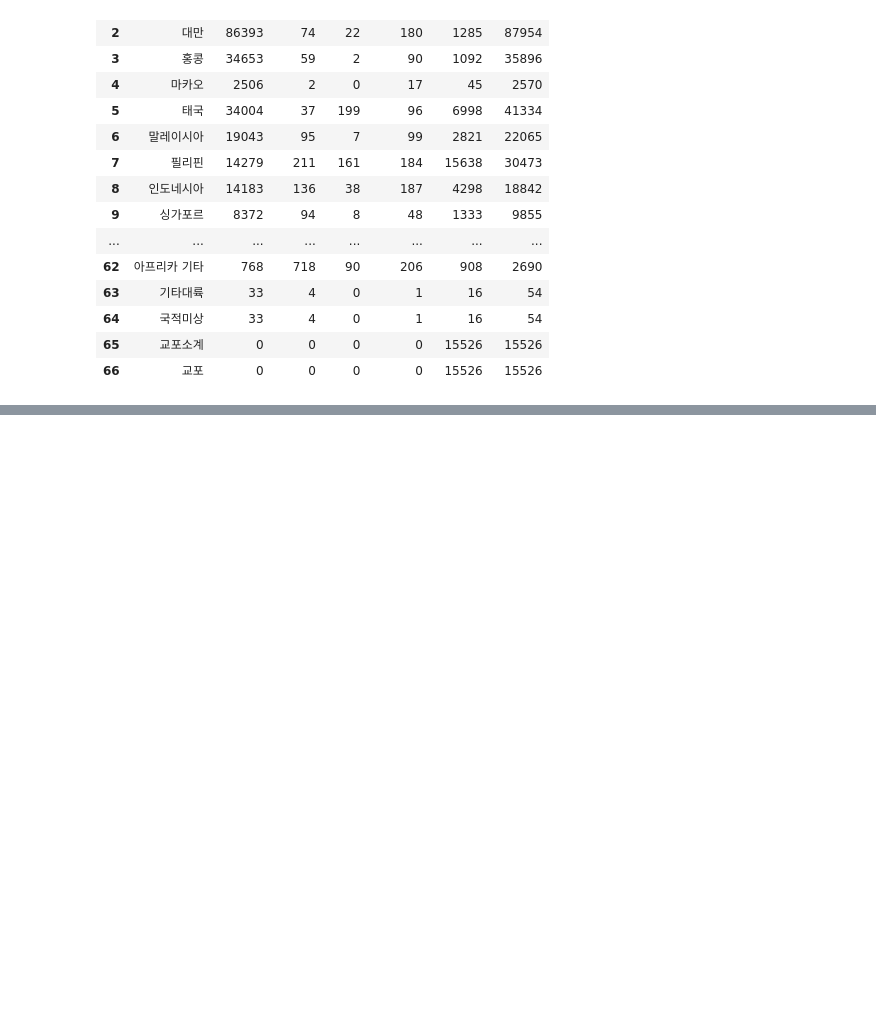
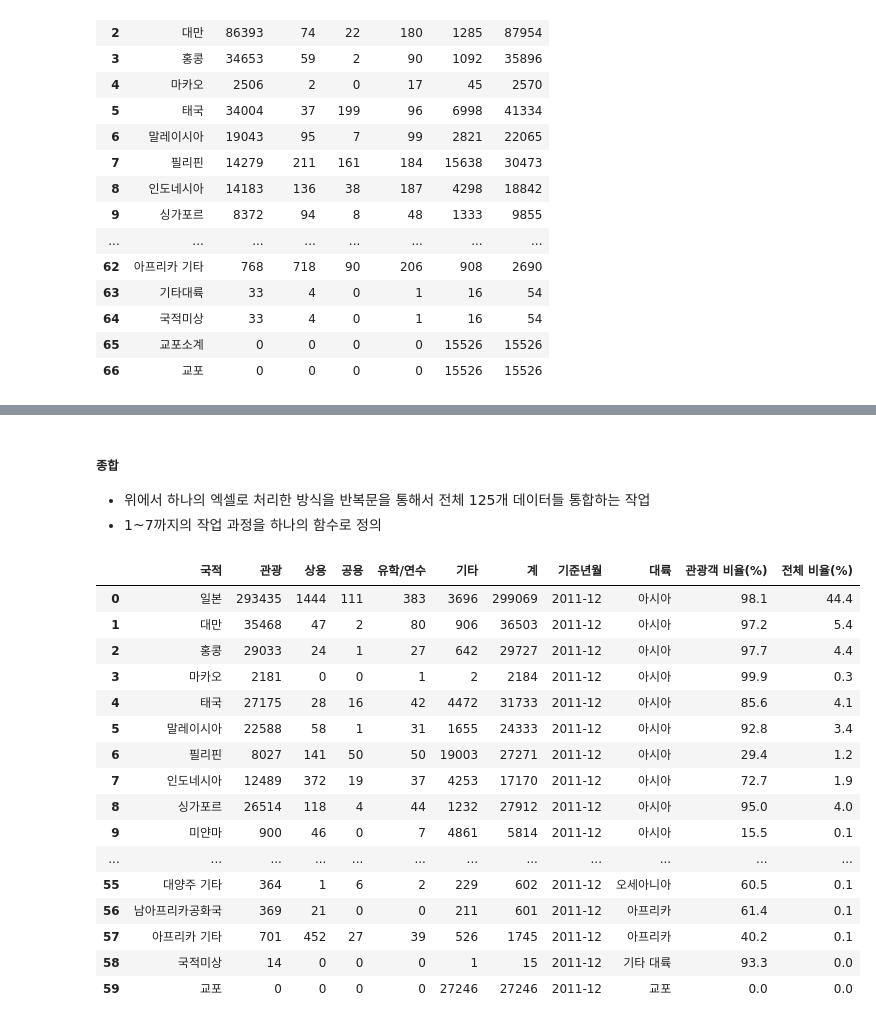
Before and after one commit to hyanyul/python-analysis-2024, a Jupyter notebook: day03/pa09_COVID19_영향_중국인_관광객수_감소분석.ipynb, the cells around one changed output, grey strips where cells are left out. Saved outputs shown, nothing was run; the diff lists cells and outputs as text; code cells hidden in the pictures; blank space fills up the shorter version.

```diff
--- a/day03/pa09_COVID19_영향_중국인_관광객수_감소분석.ipynb
+++ b/day03/pa09_COVID19_영향_중국인_관광객수_감소분석.ipynb
@@ -111,0 +241,4 @@ kto_201901.style.background_gradient(axis=None, vmin=0, vmax=200_000, cmap='Yn')
+# %%
+#6. 국적별 관광객 비율 컬럼 추가
+kto_201901_contries['관광객 비율(%)'] = round(kto_201901_contries['관광'] / kto_201901_contries['계'] * 100, 1)
+kto_201901_contries
@@ -111,0 +296,4 @@ kto_201901.style.background_gradient(axis=None, vmin=0, vmax=200_000, cmap='Yn')
+# %%
+#중국만 필터링
+condition = kto_201901_contries['국적'] == '중국'
+kto_201901_contries[condition]
@@ -111,0 +303,3 @@ kto_201901.style.background_gradient(axis=None, vmin=0, vmax=200_000, cmap='Yn')
+# %%
+#전체 외국인 관광객 수
+totalSum = sum(kto_201901_contries['관광'])
@@ -111,0 +344,51 @@ kto_201901.style.background_gradient(axis=None, vmin=0, vmax=200_000, cmap='Yn')
+# %% [markdown]
+##### 종합
+- 위에서 하나의 엑셀로 처리한 방식을 반복문을 통해서 전체 125개 데이터들 통합하는 작업
+- 1~7까지의 작업 과정을 하나의 함수로 정의
+# %%
+# 년월별 데이터 전처리 함수
+def createKtoData(yyyy, mm):
+    # 1. 엑셀 파일 지정
+    filePath = f'./data/kto_{yyyy}{mm:02d}.xlsx'
+    ## 엑셀 파일 불러오기
+    df = pd.read_excel(filePath, header=1, usecols='A:G', skipfooter=4)
+    # 2. 기준년월 컬럼 추가
+    df['기준년월'] = f'{yyyy}-{mm:02d}'
+    # 3, 4. 국적컬럼에서 대륙 제거 후 국가만 남김
+    ignore_list = ['아시아주', '미주', '구주', '대양주', '아프리카주', '기타대륙', '교포소계']
+    ## 대륙 제거
+    condition = (df['국적'].isin(ignore_list) == False)
+    df_contries = df[condition].reset_index(drop=True)
+    # 5. 대륙컬럼 추가
+    continent = (['아시아']*25 + ['아메리카']*5 + ['유럽']*23 + ['오세아니아']*3 + ['아프리카']*2 + ['기타 대륙'] + ['교포'])
+    df_contries['대륙'] = coontinent
+    # 6. 국적별 관광객 비율 컬럼 추가
+    df_contries['관광객 비율(%)'] = round(df_contries['관광'] / df_contries['계'] * 100, 1)
+    # 7. 전체 비율 컬럼 추가
+    totalSum = sum(df_contries['관광'])
+    df_contries['전체 비율(%)'] = round(df_contries['관광'] / totalSum * 100, 1)
+
+    # 8. 결과 리턴
+    return(df_contries)
+# %%
+# 테스트
+df_test = createKtoData(2011, 12)
+df_test
+# %% [output]
+|  | 국적 | 관광 | 상용 | 공용 | 유학/연수 | 기타 | 계 | 기준년월 | 대륙 | 관광객 비율(%) | 전체 비율(%) |
+| 0 | 일본 | 293435 | 1444 | 111 | 383 | 3696 | 299069 | 2011-12 | 아시아 | 98.1 | 44.4 |
+| 1 | 대만 | 35468 | 47 | 2 | 80 | 906 | 36503 | 2011-12 | 아시아 | 97.2 | 5.4 |
+| 2 | 홍콩 | 29033 | 24 | 1 | 27 | 642 | 29727 | 2011-12 | 아시아 | 97.7 | 4.4 |
+| 3 | 마카오 | 2181 | 0 | 0 | 1 | 2 | 2184 | 2011-12 | 아시아 | 99.9 | 0.3 |
+| 4 | 태국 | 27175 | 28 | 16 | 42 | 4472 | 31733 | 2011-12 | 아시아 | 85.6 | 4.1 |
+| 5 | 말레이시아 | 22588 | 58 | 1 | 31 | 1655 | 24333 | 2011-12 | 아시아 | 92.8 | 3.4 |
+| 6 | 필리핀 | 8027 | 141 | 50 | 50 | 19003 | 27271 | 2011-12 | 아시아 | 29.4 | 1.2 |
+| 7 | 인도네시아 | 12489 | 372 | 19 | 37 | 4253 | 17170 | 2011-12 | 아시아 | 72.7 | 1.9 |
+| 8 | 싱가포르 | 26514 | 118 | 4 | 44 | 1232 | 27912 | 2011-12 | 아시아 | 95.0 | 4.0 |
+| 9 | 미얀마 | 900 | 46 | 0 | 7 | 4861 | 5814 | 2011-12 | 아시아 | 15.5 | 0.1 |
+| ... | ... | ... | ... | ... | ... | ... | ... | ... | ... | ... | ... |
+| 55 | 대양주 기타 | 364 | 1 | 6 | 2 | 229 | 602 | 2011-12 | 오세아니아 | 60.5 | 0.1 |
+| 56 | 남아프리카공화국 | 369 | 21 | 0 | 0 | 211 | 601 | 2011-12 | 아프리카 | 61.4 | 0.1 |
+| 57 | 아프리카 기타 | 701 | 452 | 27 | 39 | 526 | 1745 | 2011-12 | 아프리카 | 40.2 | 0.1 |
+| 58 | 국적미상 | 14 | 0 | 0 | 0 | 1 | 15 | 2011-12 | 기타 대륙 | 93.3 | 0.0 |
+| 59 | 교포 | 0 | 0 | 0 | 0 | 27246 | 27246 | 2011-12 | 교포 | 0.0 | 0.0 |
```
Also changed, not shown: parts of 43 cells of this notebook, 1 other file.
